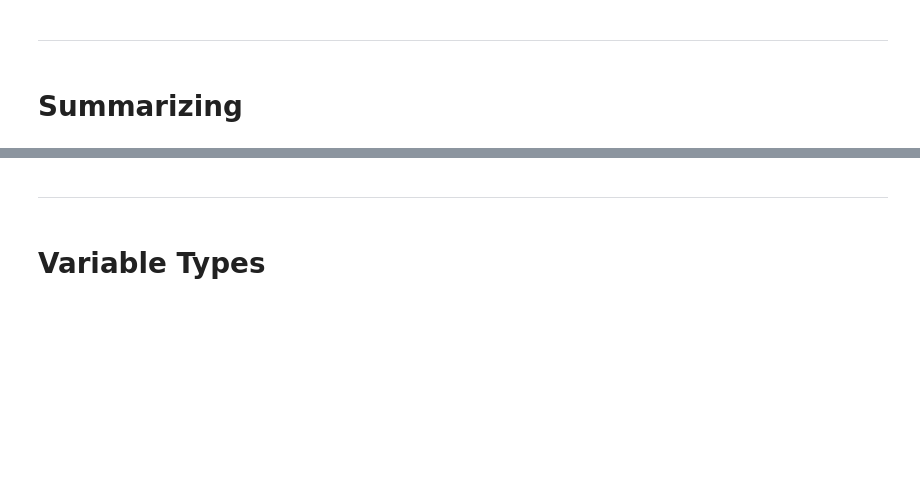
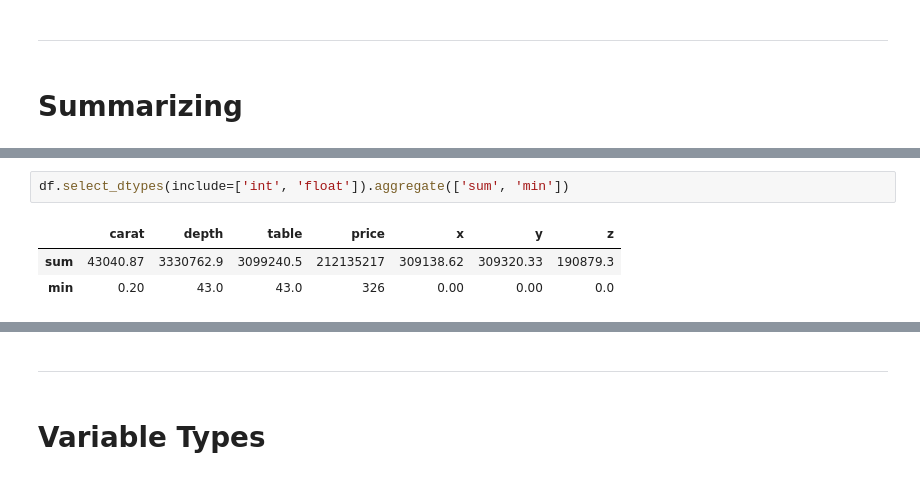
Before and after one commit to juliuskittler/templates, a Jupyter notebook: Visualisation/Pandas.ipynb, the cells around one changed output, grey strips where cells are left out. Saved outputs shown, nothing was run; the diff lists cells and outputs as text; blank space fills up the shorter version.

```diff
--- a/Visualisation/Pandas.ipynb
+++ b/Visualisation/Pandas.ipynb
@@ -377,0 +378,6 @@ df.groupby("cut").min().select_dtypes(include=['int', "float"]) # get min/max/me
+# %%
+df.select_dtypes(include=['int', 'float']).aggregate(['sum', 'min'])
+# %% [output]
+|  | carat | depth | table | price | x | y | z |
+| sum | 43040.87 | 3330762.9 | 3099240.5 | 212135217 | 309138.62 | 309320.33 | 190879.3 |
+| min | 0.20 | 43.0 | 43.0 | 326 | 0.00 | 0.00 | 0.0 |
```
Also changed, not shown: parts of 8 cells of this notebook, 1 other file.
